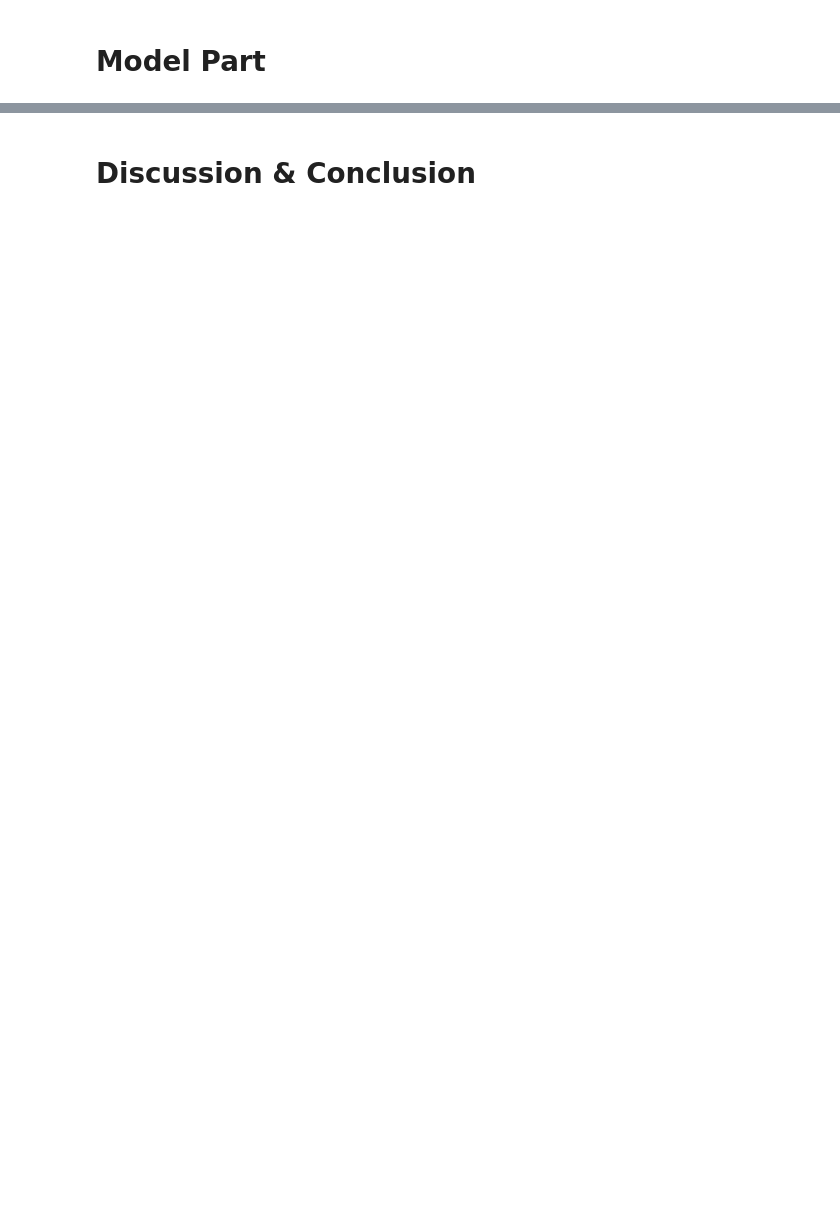
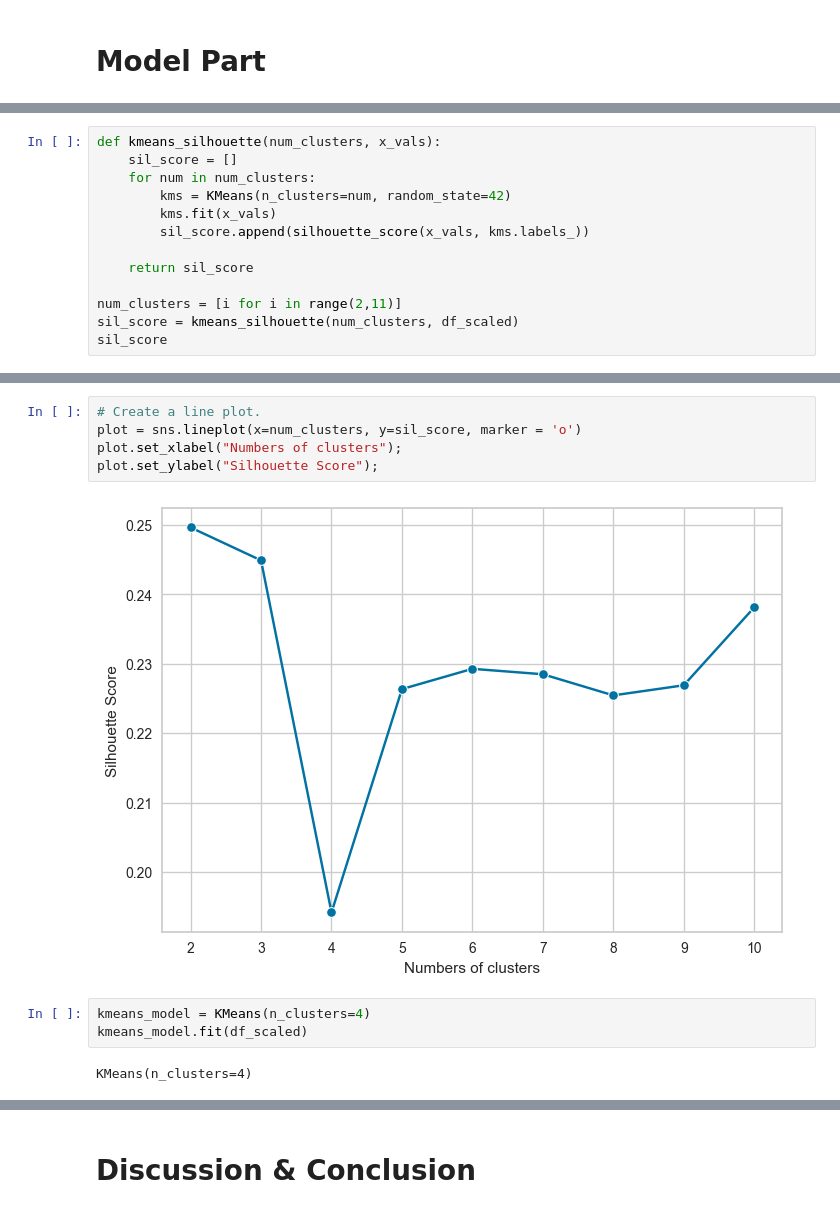
Before and after one commit to tano-dev/Introduction-to-Machine-Learning_MTH10353, a Jupyter notebook: Homework/5/Homework.ipynb, the cells around one changed output, grey strips where cells are left out. Cells and saved outputs as stored; diff of their text form; blank space fills up the shorter version.

```diff
--- a/Homework/5/Homework.ipynb
+++ b/Homework/5/Homework.ipynb
@@ -200,0 +214,13 @@ def preprocessing_data(df):
+# %%
+def kmeans_silhouette(num_clusters, x_vals):
+    sil_score = []
+    for num in num_clusters:
+        kms = KMeans(n_clusters=num, random_state=42)
+        kms.fit(x_vals)
+        sil_score.append(silhouette_score(x_vals, kms.labels_))
+
+    return sil_score
+
+num_clusters = [i for i in range(2,11)]
+sil_score = kmeans_silhouette(num_clusters, df_scaled)
+sil_score
@@ -200,0 +237,12 @@ def preprocessing_data(df):
+# %%
+# Create a line plot.
+plot = sns.lineplot(x=num_clusters, y=sil_score, marker = 'o')
+plot.set_xlabel("Numbers of clusters");
+plot.set_ylabel("Silhouette Score");
+# %% [output]
+[figure, added]
+# %%
+kmeans_model = KMeans(n_clusters=4)
+kmeans_model.fit(df_scaled)
+# %% [output]
+KMeans(n_clusters=4)
```
Also changed, not shown: parts of 24 cells of this notebook, 3 other files.
